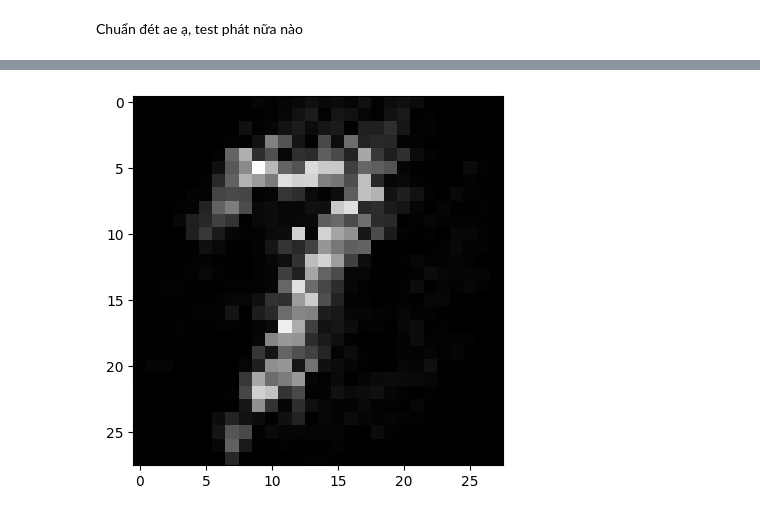
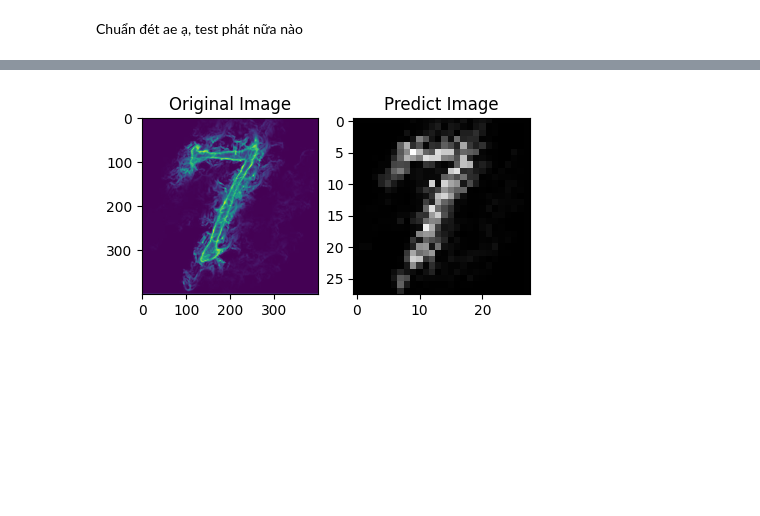
Before and after one commit to VuThanhLam124/Machine-Learning-Simple, a Jupyter notebook: CNN.ipynb, the cells around one changed output, grey strips where cells are left out. Saved outputs shown, nothing was run; the diff lists cells and outputs as text; code cells hidden in the pictures; blank space fills up the shorter version.

```diff
--- a/CNN.ipynb
+++ b/CNN.ipynb
@@ -361,10 +368,15 @@ print("Dự đoán của ảnh: ",np.argmax(model.predict(img1)))
 Chuẩn đét ae ạ, test phát nữa nào
 # %%
 img7 = cv2.imread('7.jpg', cv2.IMREAD_GRAYSCALE)
-img7 = cv2.resize(img7, (28, 28))
-img7 = img7.reshape(1, 28, 28, 1)
-img7 = img7.astype('float32') / 255
-plt.imshow(img7.reshape(28, 28), cmap='gray')
-plt.show()
-print("Dự đoán của ảnh: ",np.argmax(model.predict(img4)))
+img7_ = cv2.resize(img7, (28, 28))
+img7_ = img7_.reshape(1, 28, 28, 1)
+img7_ = img7_.astype('float32') / 255
+plt.figure(figsize=(5, 5))
+plt.subplot(1, 2, 1)
+plt.imshow(img7)
+plt.title('Original Image')
+plt.subplot(1, 2, 2)
+plt.imshow(img7_ .reshape(28, 28), cmap='gray')
+plt.title('Predict Image')
+print("Dự đoán của ảnh: ",np.argmax(model.predict(img7_)))
 # %% [output]
@@ -371 +385 @@ print("Dự đoán của ảnh: ",np.argmax(model.predict(img4)))
-[figure, old version]
+[figure, new version]
```
Also changed, not shown: parts of 2 cells of this notebook.
